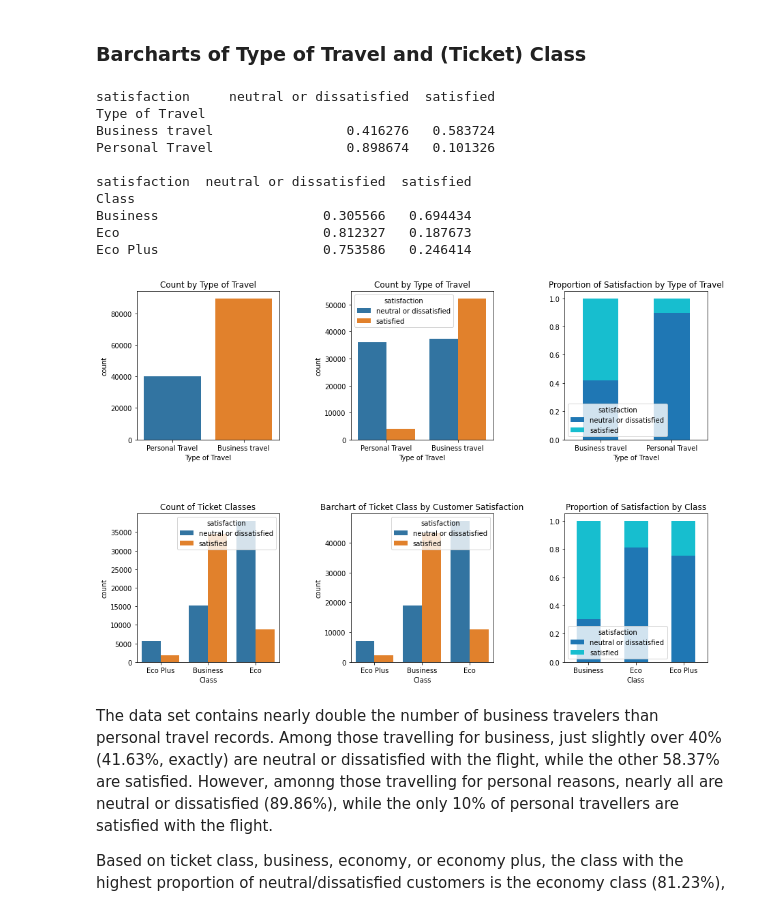
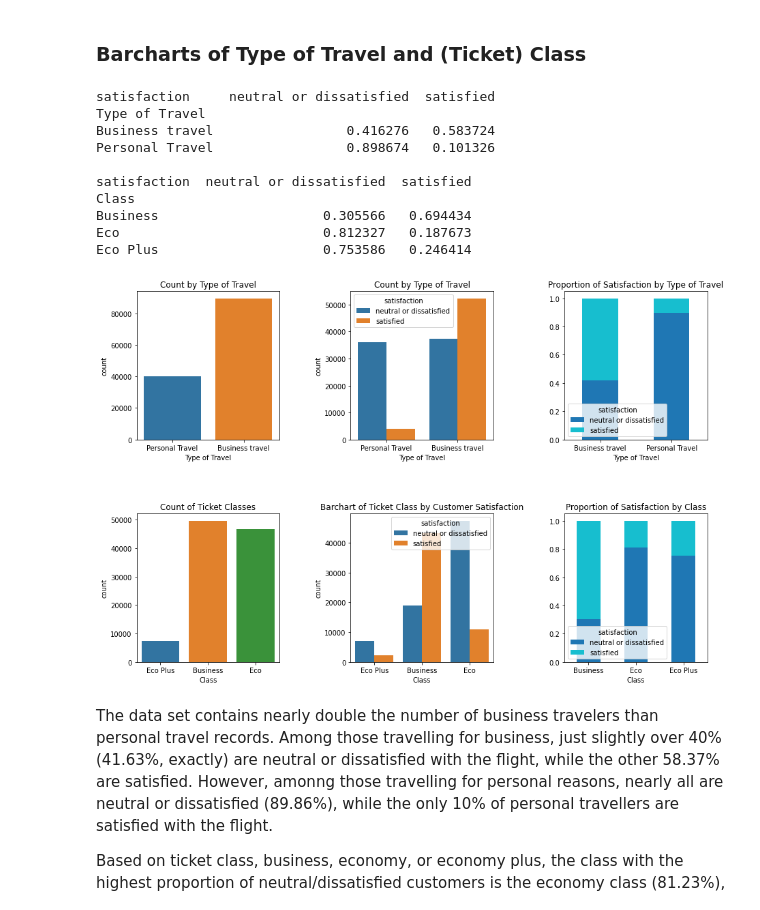
Before and after one commit to nlee98/ADS-505-Business-Analytics, a Jupyter notebook: ADS_505_Final_Project_NL.ipynb, the cells around one changed output. Saved outputs shown, nothing was run; the diff lists cells and outputs as text; code cells hidden in the pictures.

```diff
--- a/ADS_505_Final_Project_NL.ipynb
+++ b/ADS_505_Final_Project_NL.ipynb
@@ -240,42 +268,41 @@ travel_proptab.plot(kind = "bar", stacked = True,
 
 # Count Plot of (Ticket) Class predictor
 plt.subplot(2,3,4)
-sns.countplot(x = airline_train["Class"],
-              hue = airline_train["satisfaction"])
+sns.countplot(x = airline_train["Class"])
 plt.title("Count of Ticket Classes")
 
 # Count Plot of Satisfaction Rating by (Ticket) Class
 plt.subplot(2,3,5)
 sns.countplot(x = airline_df["Class"],
               hue = airline_df["satisfaction"])
 plt.title("Barchart of Ticket Class by Customer Satisfaction")
 
 # Proportion of satisfaction by Type of Travel
 class_proptab = pd.crosstab(index = airline_df["Class"],
                            columns = airline_df["satisfaction"],
                            normalize = "index")
 class_proptab.plot(kind = "bar", stacked = True,
                   colormap = "tab10",
                   ax = axes[1,2], rot = 0,
                   title = "Proportion of Satisfaction by Class")
 
 print(travel_proptab, "\n")
 print(class_proptab)
 
 fig.subplots_adjust(wspace = 0.5, hspace = 0.5)
 plt.show()
 # %% [output]
 satisfaction     neutral or dissatisfied  satisfied
 Type of Travel
 Business travel                 0.416276   0.583724
 Personal Travel                 0.898674   0.101326
 
 satisfaction  neutral or dissatisfied  satisfied
 Class
 Business                     0.305566   0.694434
 Eco                          0.812327   0.187673
 Eco Plus                     0.753586   0.246414
-[figure, old version]
+[figure, new version]
 # %% [markdown]
 The data set contains nearly double the number of business travelers than personal travel records. Among those travelling for business, just slightly over 40% (41.63%, exactly) are neutral or dissatisfied with the flight, while the other 58.37% are satisfied. However, amonng those travelling for personal reasons, nearly all are neutral or dissatisfied (89.86%), while the only 10% of personal travellers are satisfied with the flight.
 
```
Also changed, not shown: parts of 18 cells of this notebook.
